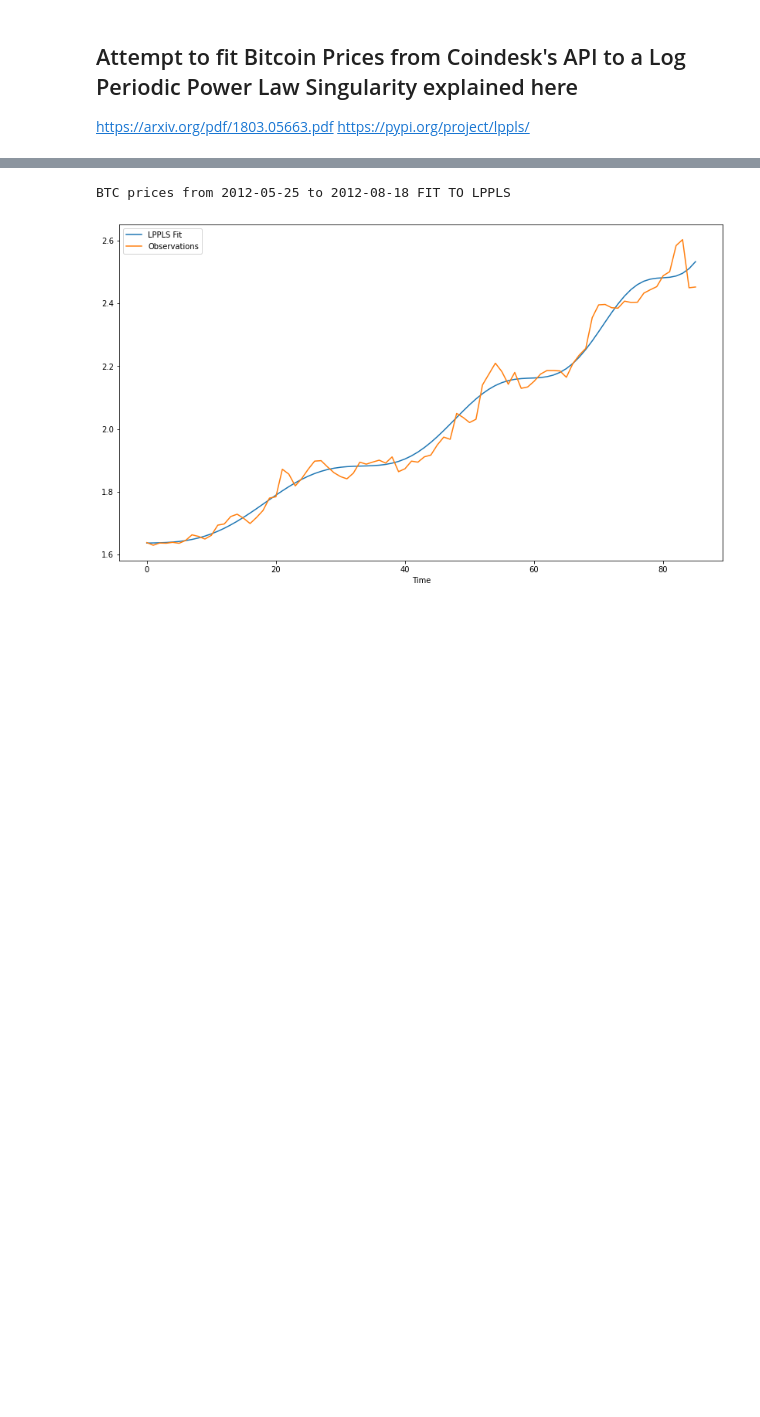
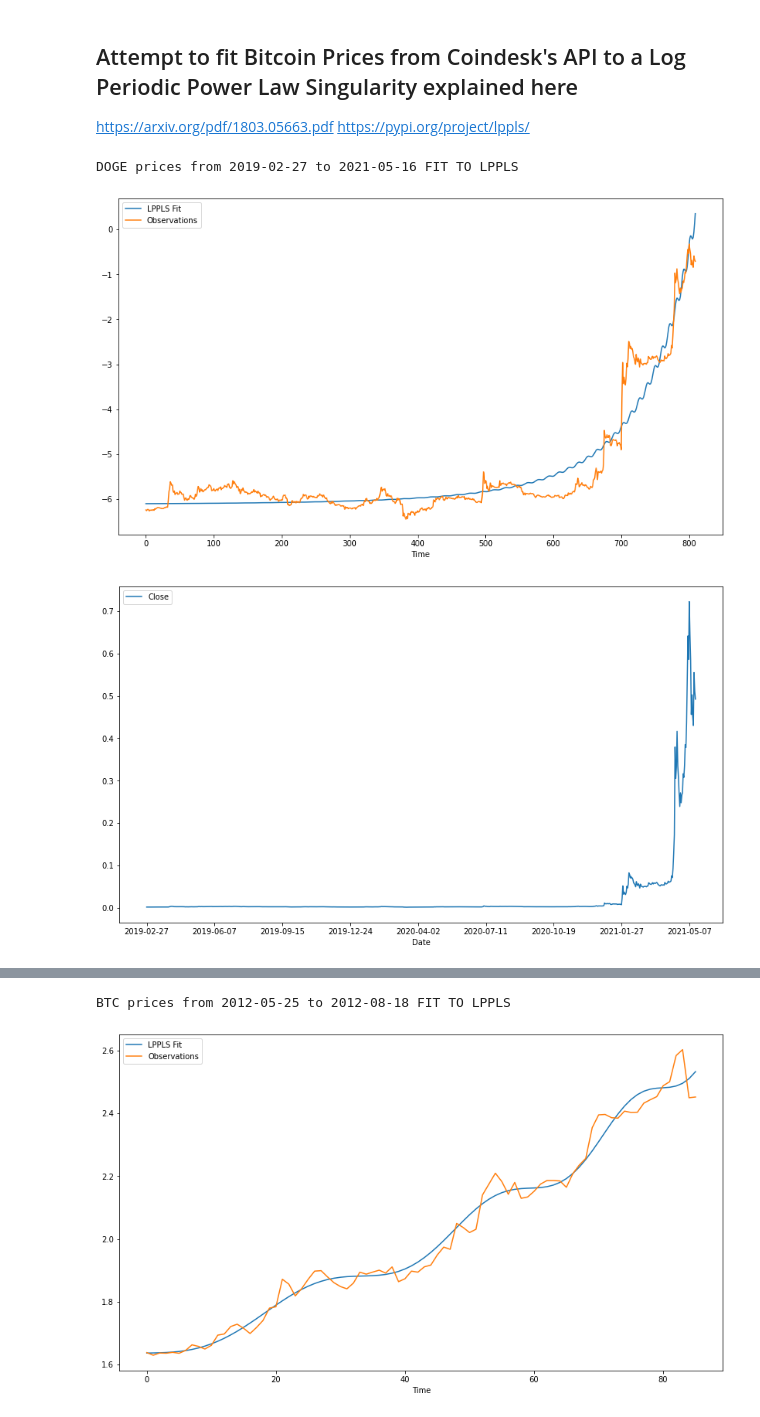
Before and after one commit to RCSnyder/DeepLOB_Trader, a Jupyter notebook: src/Log Periodic Power Law Singularity.ipynb, the cells around one changed output, grey strips where cells are left out. Drawn from its saved outputs; the diff is of its cells as text; code cells hidden in the pictures; blank space fills up the shorter version.

Commit message:
added ada and doge to the analysis with csv files

```diff
--- a/src/Log Periodic Power Law Singularity.ipynb
+++ b/src/Log Periodic Power Law Singularity.ipynb
@@ -20,6 +23,8 @@ e = 1621123200 # 2021-05-16
 
 CURRENCY = "BTC"
 CURRENCY_PAIR = "USDT_ETH"
+FILENAME = os.path.join(os.getcwd(), "data\\ADA_USD_2018-05-31_2021-05-16-CoinDesk.csv").replace("\\", "/")
+DOGE_FILENAME = os.path.join(os.getcwd(), "data\\DOGE_USD_2019-02-27_2021-05-16-CoinDesk.csv").replace("\\", "/")
 MAX_SEARCHES = 25
 # %%
 date_ranges = {"2012-05-25": "2012-08-18",
@@ -57,3 +62,26 @@ def graph_lppl_model(start, end, currency):
     lppls_model.plot_fit()
     print(f"{currency} prices from {start} to {end} FIT TO LPPLS")
     df.plot(figsize=(14, 8), x="Date", y="Close")
+# %%
+def graph_lppl_model_csv(filename):
+    df = pd.read_csv(filename)
+    currency = df['Currency'][0]
+    start = df['Date'][0]
+    df = df[['Date', "Closing Price (USD)"]]
+    df.columns = ['Date', 'Close']
+
+    time = np.linspace(0, len(df)-1, len(df))
+    price = np.log(df['Close'].values)
+    observations = np.array([time, price])
+
+    lppls_model = lppls.LPPLS(observations=observations)
+    tc, m, w, a, b, c, c1, c2 = lppls_model.fit(observations, MAX_SEARCHES, minimizer='Nelder-Mead')
+    lppls_model.plot_fit()
+    print(f"{currency} prices from {start} to {end} FIT TO LPPLS")
+    df.plot(figsize=(14, 8), x="Date", y="Close")
+# %%
+graph_lppl_model_csv(DOGE_FILENAME)
+# %% [output]
+DOGE prices from 2019-02-27 to 2021-05-16 FIT TO LPPLS
+[figure, added]
+[figure, added]
```
Also changed, not shown: parts of 9 cells of this notebook, 3 other files.
